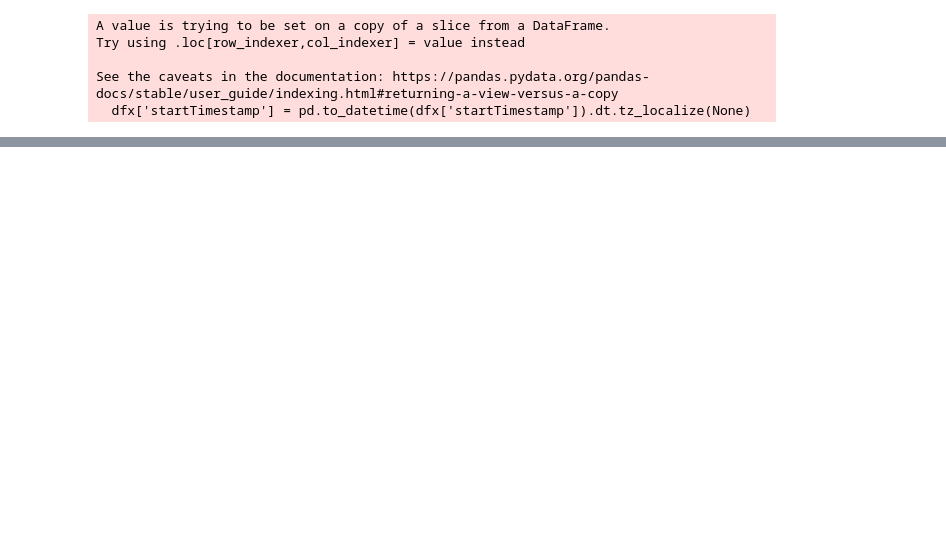
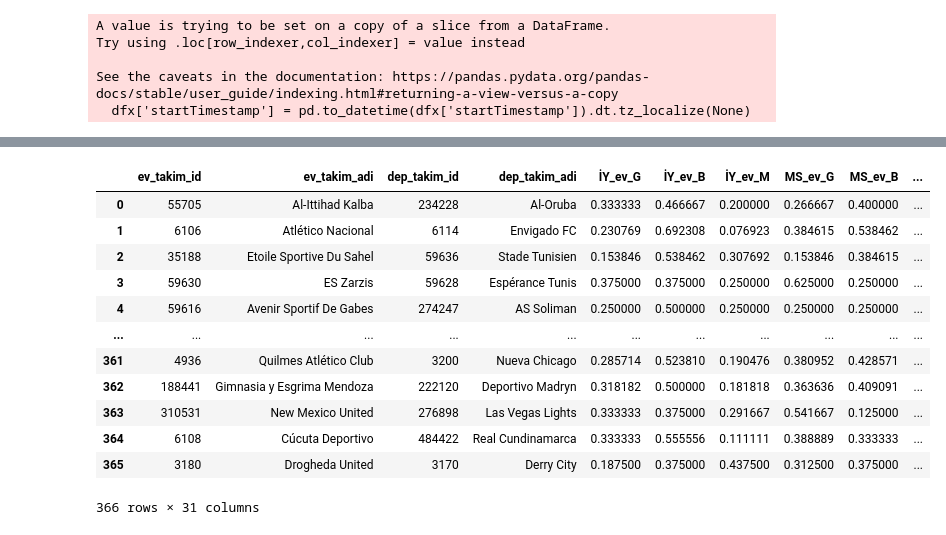
Before and after one commit to Ahmetyldrr/FxS, a Jupyter notebook: DataAnalizi.ipynb, the cells around one changed output, grey strips where cells are left out. Saved outputs shown, nothing was run; the diff lists cells and outputs as text; code cells hidden in the pictures; blank space fills up the shorter version.

```diff
--- a/DataAnalizi.ipynb
+++ b/DataAnalizi.ipynb
@@ -55,0 +490,3 @@ See the caveats in the documentation: https://pandas.pydata.org/pandas-docs/stab
+# %%
+result = match_probability_with_iyms(team_perf,7040	,3091,df_team)
+result
@@ -55,0 +511,2 @@ See the caveats in the documentation: https://pandas.pydata.org/pandas-docs/stab
+# %%
+df['date'] = pd.to_datetime(df['startTimestamp']).dt.date
@@ -55,0 +529,3 @@ See the caveats in the documentation: https://pandas.pydata.org/pandas-docs/stab
+# %%
+df_maclar = df.iloc[-500:]
+df_maclar
@@ -55,0 +562,14 @@ See the caveats in the documentation: https://pandas.pydata.org/pandas-docs/stab
+# %%
+ev_id = list(df_maclar["homeTeam_id"])
+dep_id = list(df_maclar["awayTeam_id"])
+
+result_full = []
+for e,d in zip(ev_id,dep_id):
+    try:
+        result = match_probability_with_iyms(team_perf,e,d,df_team)
+        if result != 'Yetersiz maç sayısı':
+            result_full.append(result)
+    except:
+        pass
+
+result_full
@@ -55,0 +594,17 @@ See the caveats in the documentation: https://pandas.pydata.org/pandas-docs/stab
+# %%
+datam = pd.DataFrame(result_full)
+datam
+# %% [output]
+|  | ev_takim_id | ev_takim_adi | dep_takim_id | dep_takim_adi | İY_ev_G | İY_ev_B | İY_ev_M | MS_ev_G | MS_ev_B | ... |
+| 0 | 55705 | Al-Ittihad Kalba | 234228 | Al-Oruba | 0.333333 | 0.466667 | 0.200000 | 0.266667 | 0.400000 | ... |
+| 1 | 6106 | Atlético Nacional | 6114 | Envigado FC | 0.230769 | 0.692308 | 0.076923 | 0.384615 | 0.538462 | ... |
+| 2 | 35188 | Etoile Sportive Du Sahel | 59636 | Stade Tunisien | 0.153846 | 0.538462 | 0.307692 | 0.153846 | 0.384615 | ... |
+| 3 | 59630 | ES Zarzis | 59628 | Espérance Tunis | 0.375000 | 0.375000 | 0.250000 | 0.625000 | 0.250000 | ... |
+| 4 | 59616 | Avenir Sportif De Gabes | 274247 | AS Soliman | 0.250000 | 0.500000 | 0.250000 | 0.250000 | 0.250000 | ... |
+| ... | ... | ... | ... | ... | ... | ... | ... | ... | ... | ... |
+| 361 | 4936 | Quilmes Atlético Club | 3200 | Nueva Chicago | 0.285714 | 0.523810 | 0.190476 | 0.380952 | 0.428571 | ... |
+| 362 | 188441 | Gimnasia y Esgrima Mendoza | 222120 | Deportivo Madryn | 0.318182 | 0.500000 | 0.181818 | 0.363636 | 0.409091 | ... |
+| 363 | 310531 | New Mexico United | 276898 | Las Vegas Lights | 0.333333 | 0.375000 | 0.291667 | 0.541667 | 0.125000 | ... |
+| 364 | 6108 | Cúcuta Deportivo | 484422 | Real Cundinamarca | 0.333333 | 0.555556 | 0.111111 | 0.388889 | 0.333333 | ... |
+| 365 | 3180 | Drogheda United | 3170 | Derry City | 0.187500 | 0.375000 | 0.437500 | 0.312500 | 0.375000 | ... |
+366 rows × 31 columns
```
Also changed, not shown: parts of 17 cells of this notebook, 5 other files.
